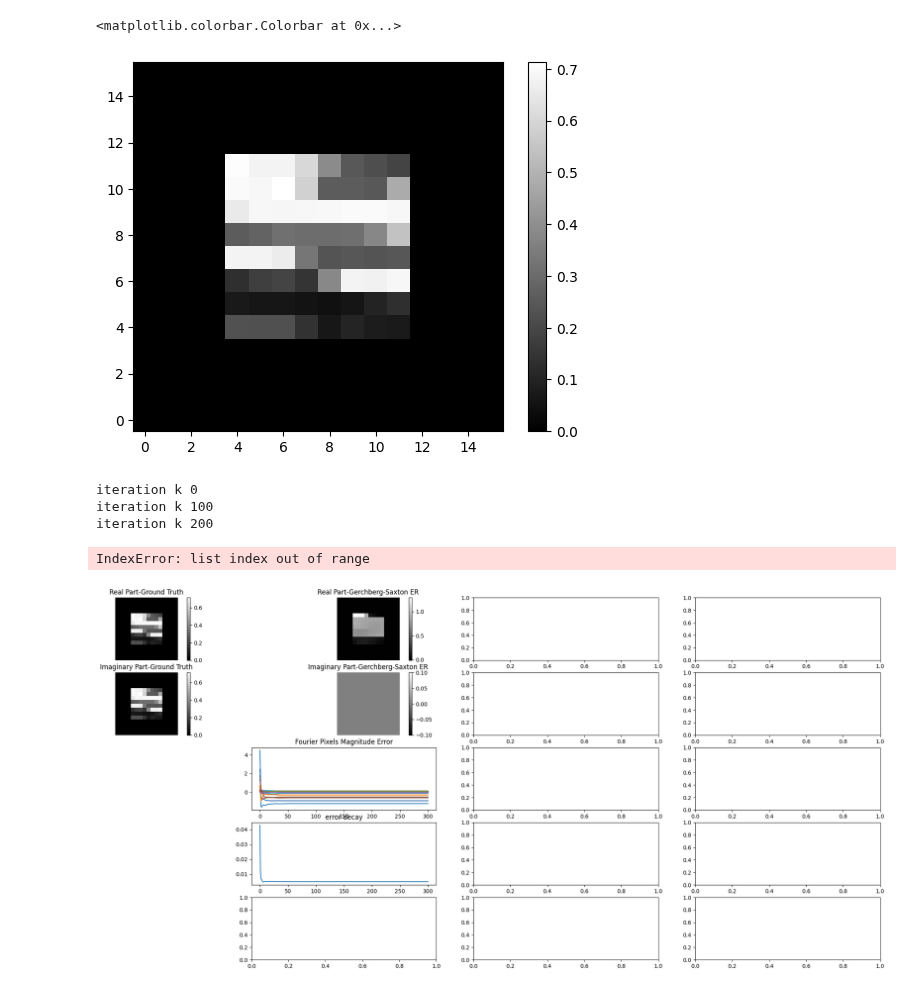
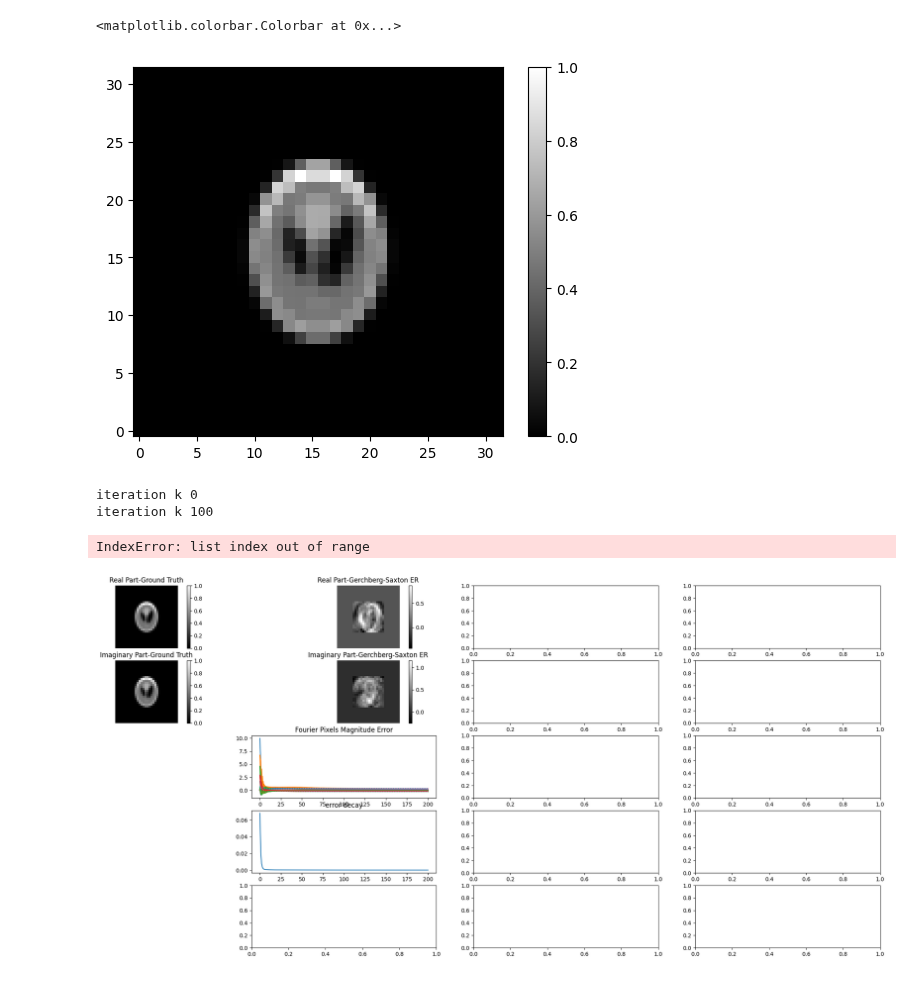
Before and after one commit to JeremieSefo/PhaseRetrievalMirror, a Jupyter notebook: retrieve phase.ipynb, the cells around one changed output. Drawn from its saved outputs; the diff is of its cells as text; code cells hidden in the pictures.

```diff
--- a/retrieve phase.ipynb
+++ b/retrieve phase.ipynb
@@ -9,22 +9,22 @@ from SetUpImage import setUpImage
 from Displays import phase_retrie_plots
 import solve
 # %%
-Nx, Ny = 16,16
+Nx, Ny = 32,32
 n = Nx * Ny
 #true_images = setUpImage(Nx, Ny)
 s = setUpImage(Nx, Ny)
 
 true_images, mask = s()
 
 
 
 #map.f(x_true) < 1e-5
 
-plt.imshow(true_images[-1].real, cmap='gray', origin='lower')
+plt.imshow(true_images[3].imag, cmap='gray', origin='lower')
 plt.colorbar()
 # %% [output]
 <matplotlib.colorbar.Colorbar at 0x...>
-[figure, old version]
+[figure, new version]
 # %%
 x_true = true_images[0]
 x_true_vect = x_true.reshape(Nx * Ny, )
@@ -40,15 +40,15 @@ A = sm.FourierMatrix(Nx,Ny) #sm.iid_stdd_Gauss(Nx,Ny)
 #map.f( x)
 #print(map.psi(2 * x), map.psi(1 * x), map.breg_psi(2 * x, x))
 # %%
-idx = [-1]#np.arange(len(true_images)) #[0, 1] # np.arange(1)
-Algos = ['FIENUP' ] #, 'real mirror', 'complex mirror'
+idx = [3]#np.arange(len(true_images)) #[0, 1] # np.arange(1)
+Algos = [ 'FIENUP' ] #, 'real mirror', 'complex mirror', ,
 
 #fig = plt.figure(figsize=(28,12))
 for i in idx:
     X_sols = []
     x_true = true_images[i]
     x_true_vect = x_true.reshape(Nx * Ny, )
-    maxiter = 300
+    maxiter = 200
     kappa  = 0.9
     xi = 12
     noise_lvl = 1.e-4
@@ -64,6 +64,5 @@ for i in idx:
 # %% [output]
 iteration k 0
 iteration k 100
-iteration k 200
 IndexError: list index out of range
-[figure, old version]
+[figure, new version]
```
Also changed, not shown: 3 other files.
